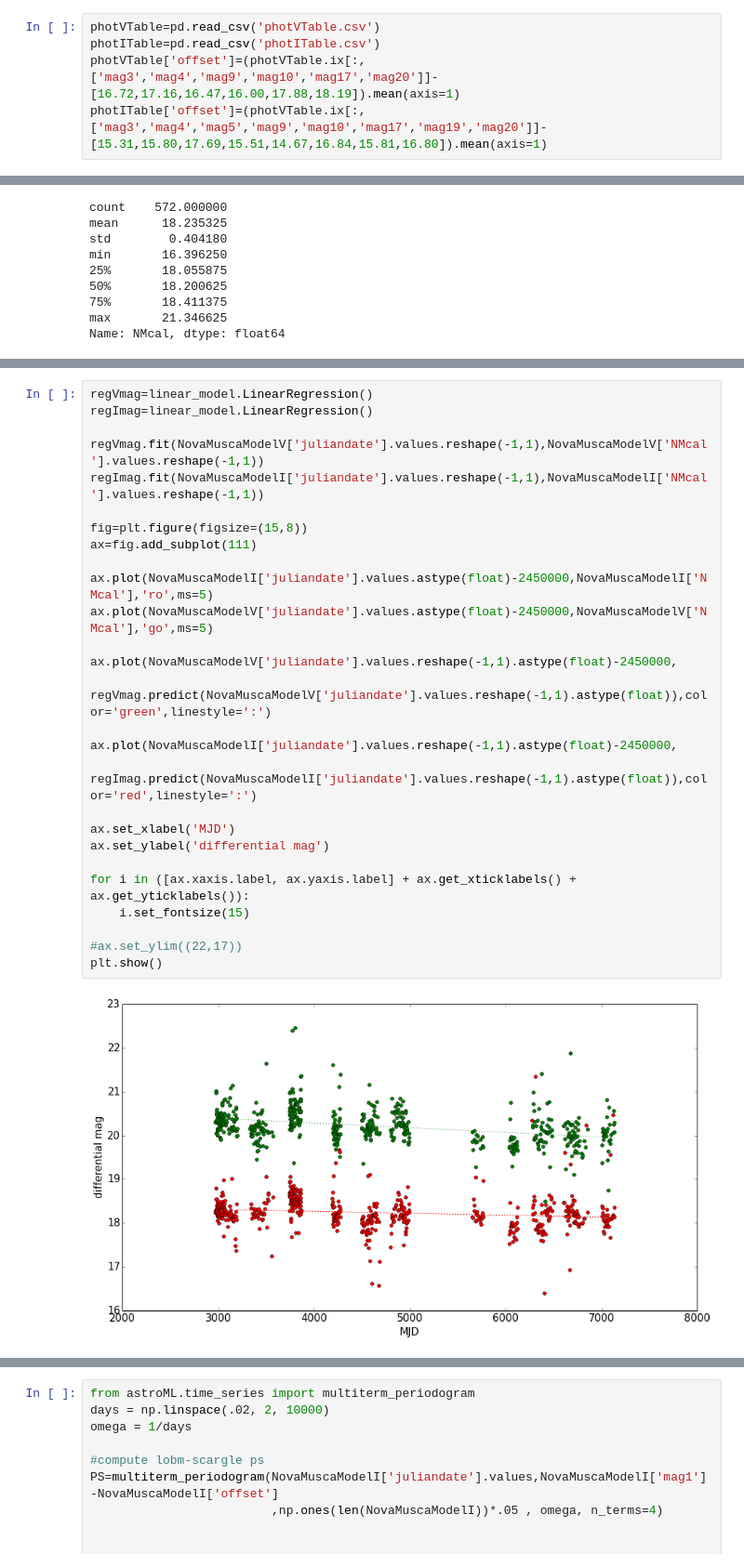
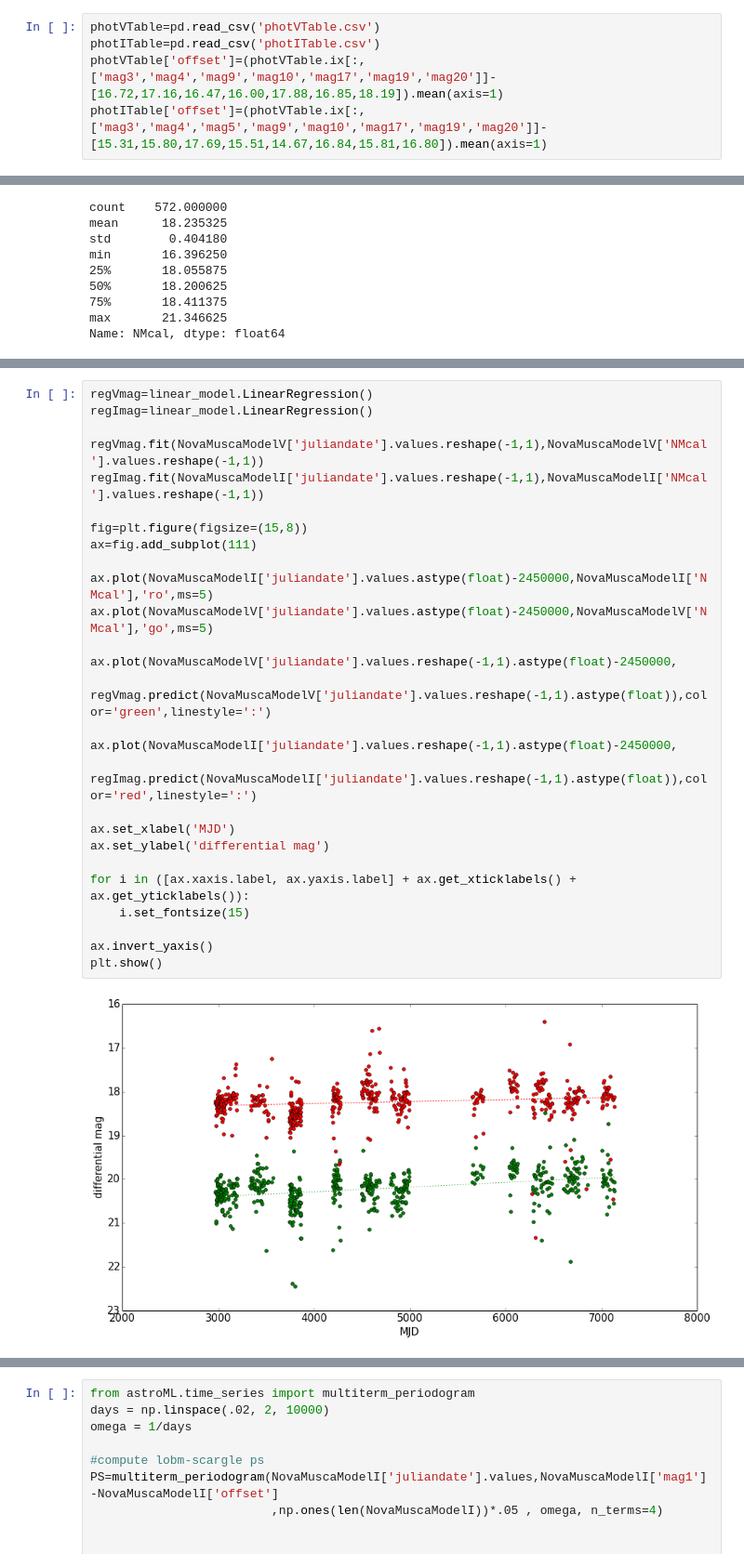
Before and after one commit to ih64/NovaMusca, a Jupyter notebook: NovaMuscaCalibration.v3.ipynb, the cells around one changed output, grey strips where cells are left out. Shown at 93% size. Saved outputs shown, nothing was run; the diff lists cells and outputs as text.

Commit message:
light curves
made some light curves, dumped the calibrated data to NMI.csv and
NMV.csv

```diff
--- a/NovaMuscaCalibration.v3.ipynb
+++ b/NovaMuscaCalibration.v3.ipynb
@@ -664,7 +664,7 @@ pd.merge(photCalV.ix[:,['date','mag3','mag4','mag9','mag10','mag17']],photCalI.i
 # %%
 photVTable=pd.read_csv('photVTable.csv')
 photITable=pd.read_csv('photITable.csv')
-photVTable['offset']=(photVTable.ix[:,['mag3','mag4','mag9','mag10','mag17','mag20']]-[16.72,17.16,16.47,16.00,17.88,18.19]).mean(axis=1)
+photVTable['offset']=(photVTable.ix[:,['mag3','mag4','mag9','mag10','mag17','mag19','mag20']]-[16.72,17.16,16.47,16.00,17.88,16.85,18.19]).mean(axis=1)
 photITable['offset']=(photVTable.ix[:,['mag3','mag4','mag5','mag9','mag10','mag17','mag19','mag20']]-[15.31,15.80,17.69,15.51,14.67,16.84,15.81,16.80]).mean(axis=1)
 # %%
 #NovaMuscaModelV=photVTable.ix[:,['date','juliandate','mag1','offset']][photVTable['mag1'] < 25].drop([187, 336, 337, 343, 370, 494]).dropna(how='any')
@@ -712,32 +715,32 @@ Name: NMcal, dtype: float64
 # %%
 regVmag=linear_model.LinearRegression()
 regImag=linear_model.LinearRegression()
 
 regVmag.fit(NovaMuscaModelV['juliandate'].values.reshape(-1,1),NovaMuscaModelV['NMcal'].values.reshape(-1,1))
 regImag.fit(NovaMuscaModelI['juliandate'].values.reshape(-1,1),NovaMuscaModelI['NMcal'].values.reshape(-1,1))
 
 fig=plt.figure(figsize=(15,8))
 ax=fig.add_subplot(111)
 
 ax.plot(NovaMuscaModelI['juliandate'].values.astype(float)-2450000,NovaMuscaModelI['NMcal'],'ro',ms=5)
 ax.plot(NovaMuscaModelV['juliandate'].values.astype(float)-2450000,NovaMuscaModelV['NMcal'],'go',ms=5)
 
 ax.plot(NovaMuscaModelV['juliandate'].values.reshape(-1,1).astype(float)-2450000,
         regVmag.predict(NovaMuscaModelV['juliandate'].values.reshape(-1,1).astype(float)),color='green',linestyle=':')
 
 ax.plot(NovaMuscaModelI['juliandate'].values.reshape(-1,1).astype(float)-2450000,
         regImag.predict(NovaMuscaModelI['juliandate'].values.reshape(-1,1).astype(float)),color='red',linestyle=':')
 
 ax.set_xlabel('MJD')
 ax.set_ylabel('differential mag')
 
 for i in ([ax.xaxis.label, ax.yaxis.label] + ax.get_xticklabels() + ax.get_yticklabels()):
     i.set_fontsize(15)
 
-#ax.set_ylim((22,17))
+ax.invert_yaxis()
 plt.show()
 # %% [output]
-[figure, old version]
+[figure, new version]
 # %%
 print regVmag.coef_*365, regImag.coef_*365
 # %% [output]
```
Also changed, not shown: parts of 5 cells of this notebook, 4 other files.
